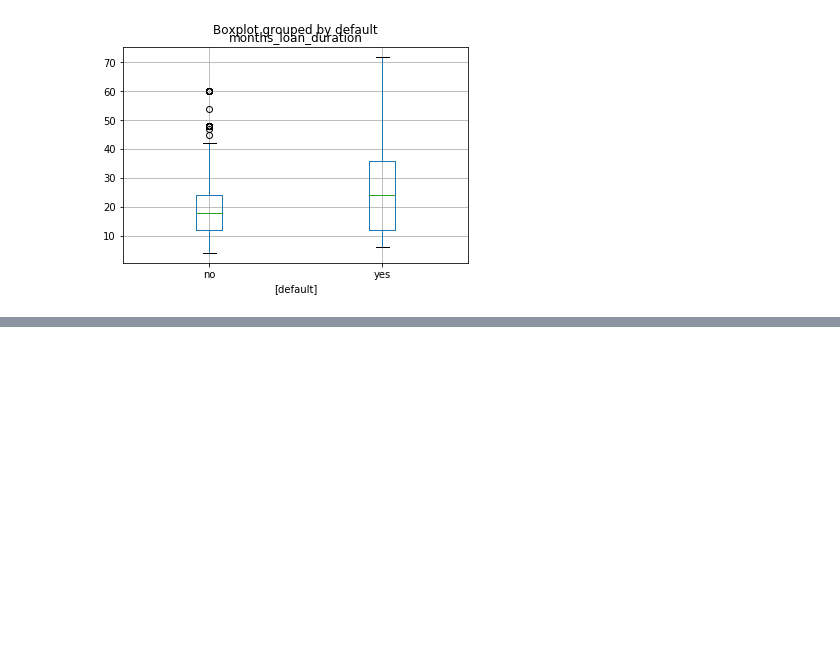
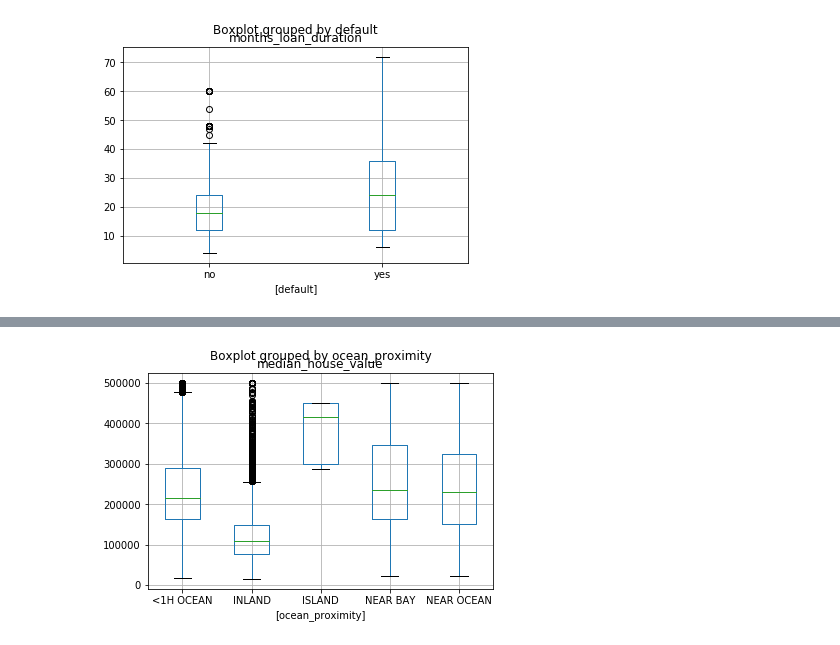
Before and after one commit to shane-kercheval/shiny-explore-dataset, a Jupyter notebook: Jupyter Sandbox/Sandbox.ipynb, the cells around one changed output, grey strips where cells are left out. Cells and saved outputs as stored; diff of their text form; code cells hidden in the pictures; blank space fills up the shorter version.

```diff
--- a/Jupyter Sandbox/Sandbox.ipynb
+++ b/Jupyter Sandbox/Sandbox.ipynb
@@ -94,0 +101,6 @@ e
+# %%
+csv_file = '../shiny-explore-dataset/example_datasets/housing.csv'
+target_variable = 'median_house_value'
+
+explore = ExploreRegressionDataset.from_csv(csv_file_path=csv_file,
+                                                target_variable=target_variable)
@@ -94,0 +125,4 @@ e
+# %%
+explore.plot_against_target('ocean_proximity')
+# %% [output]
+[figure, added]
```
Also changed, not shown: parts of 7 cells of this notebook, 3 other files.
